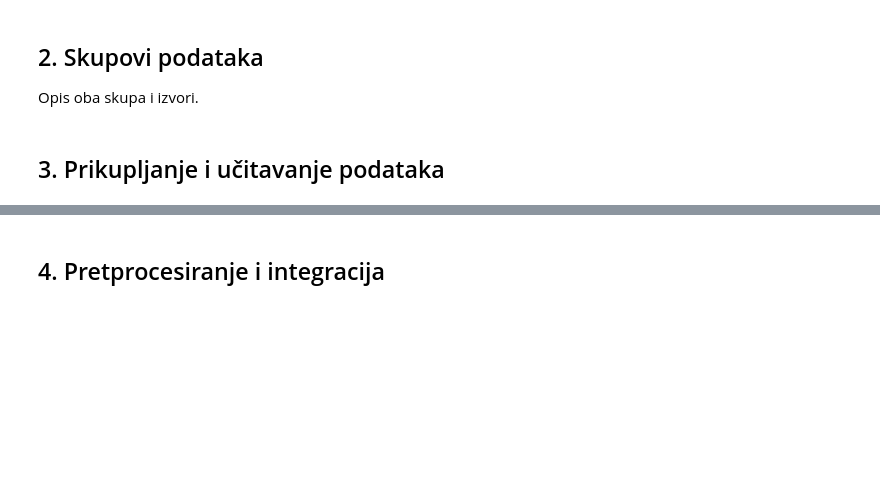
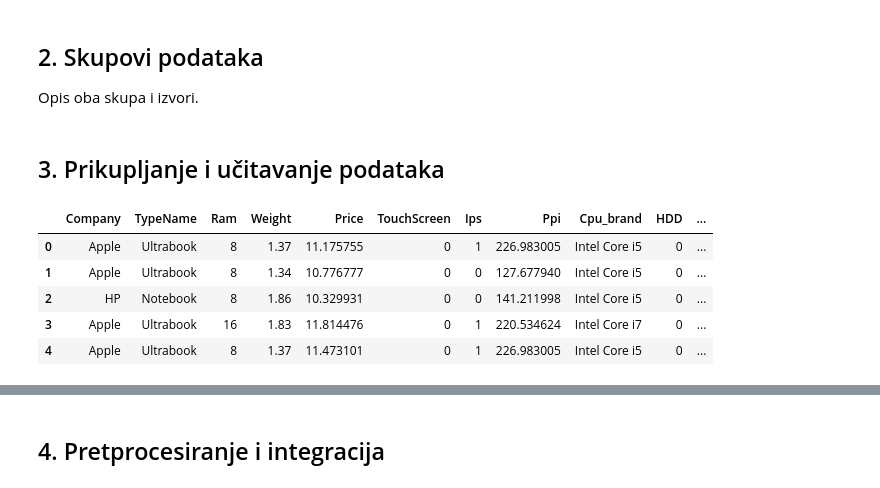
Before and after one commit to rdomgjona21/PAP_projekt, a Jupyter notebook: projekt.ipynb, the cells around one changed output, grey strips where cells are left out. Cells and saved outputs as stored; diff of their text form; code cells hidden in the pictures; blank space fills up the shorter version.

```diff
--- a/projekt.ipynb
+++ b/projekt.ipynb
@@ -13,3 +13,12 @@ import pandas as pd
 
 df_laptops = pd.read_csv("data/laptop_data_cleansed.csv")
 df_battery = pd.read_excel("data/laptop_battery_health_usage.xlsx")
+# %%
+df_laptops.head()
+# %% [output]
+|  | Company | TypeName | Ram | Weight | Price | TouchScreen | Ips | Ppi | Cpu_brand | HDD | ... |
+| 0 | Apple | Ultrabook | 8 | 1.37 | 11.175755 | 0 | 1 | 226.983005 | Intel Core i5 | 0 | ... |
+| 1 | Apple | Ultrabook | 8 | 1.34 | 10.776777 | 0 | 0 | 127.677940 | Intel Core i5 | 0 | ... |
+| 2 | HP | Notebook | 8 | 1.86 | 10.329931 | 0 | 0 | 141.211998 | Intel Core i5 | 0 | ... |
+| 3 | Apple | Ultrabook | 16 | 1.83 | 11.814476 | 0 | 1 | 220.534624 | Intel Core i7 | 0 | ... |
+| 4 | Apple | Ultrabook | 8 | 1.37 | 11.473101 | 0 | 1 | 226.983005 | Intel Core i5 | 0 | ... |
```
Also changed, not shown: parts of 28 cells of this notebook, 5 other files.
